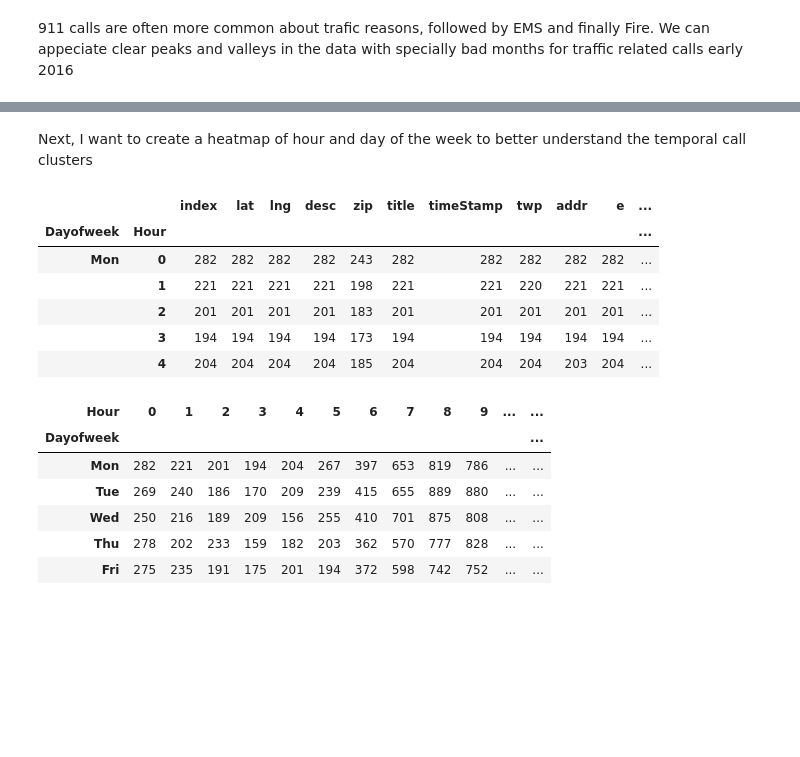
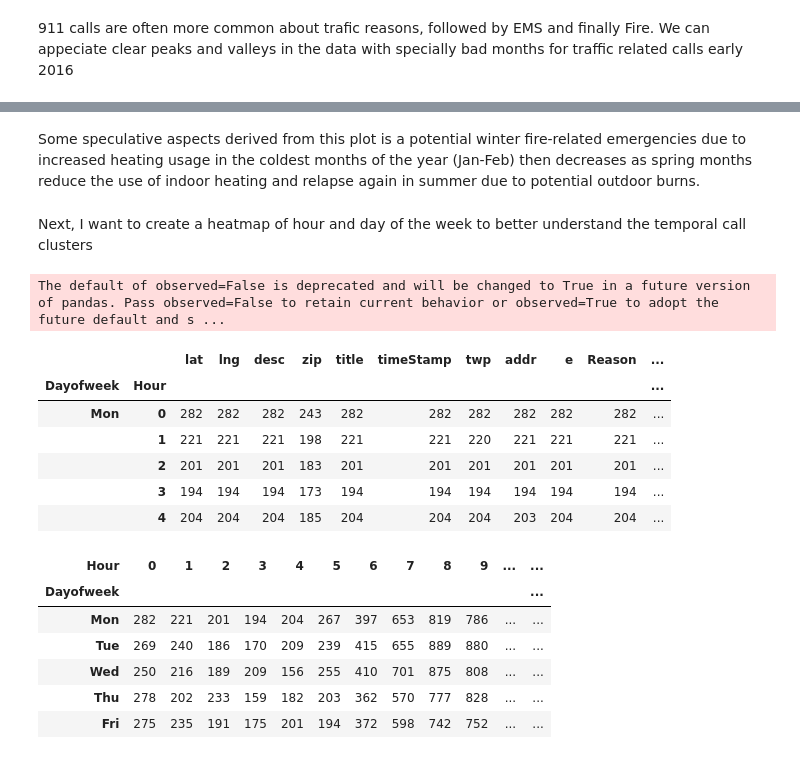
Before and after one commit to AlejandroFuentePinero/python-eda-mini-projects, a Jupyter notebook: 01_911_calls_analysis/01_911_EDA_project.ipynb, the cells around one changed output, grey strips where cells are left out. Drawn from its saved outputs; the diff is of its cells as text; code cells hidden in the pictures; blank space fills up the shorter version.

```diff
--- a/01_911_calls_analysis/01_911_EDA_project.ipynb
+++ b/01_911_calls_analysis/01_911_EDA_project.ipynb
@@ -305,19 +318,22 @@ plt.show()
+# %% [markdown]
+Some speculative aspects derived from this plot is a potential winter fire-related emergencies due to increased heating usage in the coldest months of the year (Jan-Feb) then decreases as spring months reduce the use of indoor heating and relapse again in summer due to potential outdoor burns.
 # %% [markdown]
 Next, I want to create a heatmap of hour and day of the week to better understand the temporal call clusters
 # %%
 days_order = ['Mon', 'Tue', 'Wed', 'Thu', 'Fri', 'Sat', 'Sun']
 df['Dayofweek'] = pd.Categorical(df['Dayofweek'], categories=days_order, ordered=True)
 # %%
-heat_df = df.groupby(['Dayofweek', 'Hour']).count()
+heat_df = df.groupby(by =['Dayofweek', 'Hour']).count()
 heat_df.head()
 # %% [output]
+The default of observed=False is deprecated and will be changed to True in a future version of pandas. Pass observed=False to retain current behavior or observed=True to adopt the future default and s ...
-|  |  | index | lat | lng | desc | zip | title | timeStamp | twp | addr | e | ... |
+|  |  | lat | lng | desc | zip | title | timeStamp | twp | addr | e | Reason | ... |
 | Dayofweek | Hour |  |  |  |  |  |  |  |  |  |  | ... |
-| Mon | 0 | 282 | 282 | 282 | 282 | 243 | 282 | 282 | 282 | 282 | 282 | ... |
-|  | 1 | 221 | 221 | 221 | 221 | 198 | 221 | 221 | 220 | 221 | 221 | ... |
-|  | 2 | 201 | 201 | 201 | 201 | 183 | 201 | 201 | 201 | 201 | 201 | ... |
-|  | 3 | 194 | 194 | 194 | 194 | 173 | 194 | 194 | 194 | 194 | 194 | ... |
-|  | 4 | 204 | 204 | 204 | 204 | 185 | 204 | 204 | 204 | 203 | 204 | ... |
+| Mon | 0 | 282 | 282 | 282 | 243 | 282 | 282 | 282 | 282 | 282 | 282 | ... |
+|  | 1 | 221 | 221 | 221 | 198 | 221 | 221 | 220 | 221 | 221 | 221 | ... |
+|  | 2 | 201 | 201 | 201 | 183 | 201 | 201 | 201 | 201 | 201 | 201 | ... |
+|  | 3 | 194 | 194 | 194 | 173 | 194 | 194 | 194 | 194 | 194 | 194 | ... |
+|  | 4 | 204 | 204 | 204 | 185 | 204 | 204 | 204 | 203 | 204 | 204 | ... |
 # %%
 heat_df = heat_df['Reason'].unstack()
 heat_df
```
Also changed, not shown: parts of 8 cells of this notebook.
